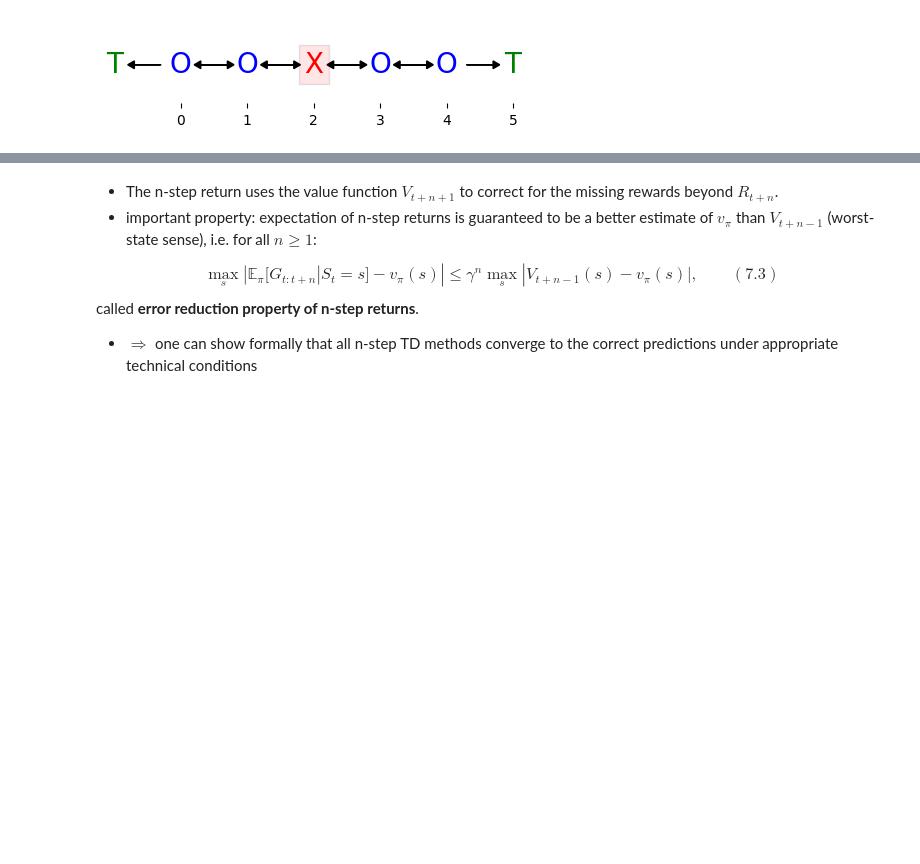
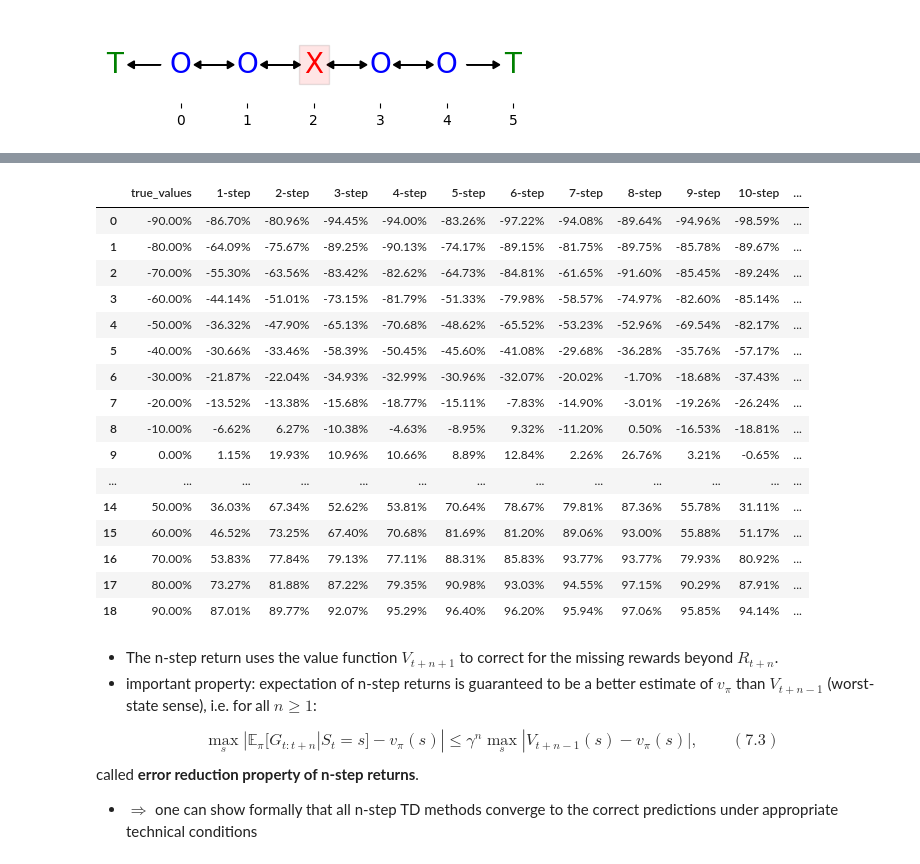
Before and after one commit to berkando/readings, a Jupyter notebook: reinforcement_learning_an_introduction/chapter7/7. n-step Bootstrapping.ipynb, the cells around one changed output, grey strips where cells are left out. Saved outputs shown, nothing was run; the diff lists cells and outputs as text; code cells hidden in the pictures; blank space fills up the shorter version.

```diff
--- a/reinforcement_learning_an_introduction/chapter7/7. n-step Bootstrapping.ipynb
+++ b/reinforcement_learning_an_introduction/chapter7/7. n-step Bootstrapping.ipynb
@@ -250,3 +255,23 @@ Name: RMSE, dtype: float64
+# %%
+df.style.format('{:,.2%}'.format)
+# %% [output]
+|  | true_values | 1-step | 2-step | 3-step | 4-step | 5-step | 6-step | 7-step | 8-step | 9-step | 10-step | ... |
+| 0 | -90.00% | -86.70% | -80.96% | -94.45% | -94.00% | -83.26% | -97.22% | -94.08% | -89.64% | -94.96% | -98.59% | ... |
+| 1 | -80.00% | -64.09% | -75.67% | -89.25% | -90.13% | -74.17% | -89.15% | -81.75% | -89.75% | -85.78% | -89.67% | ... |
+| 2 | -70.00% | -55.30% | -63.56% | -83.42% | -82.62% | -64.73% | -84.81% | -61.65% | -91.60% | -85.45% | -89.24% | ... |
+| 3 | -60.00% | -44.14% | -51.01% | -73.15% | -81.79% | -51.33% | -79.98% | -58.57% | -74.97% | -82.60% | -85.14% | ... |
+| 4 | -50.00% | -36.32% | -47.90% | -65.13% | -70.68% | -48.62% | -65.52% | -53.23% | -52.96% | -69.54% | -82.17% | ... |
+| 5 | -40.00% | -30.66% | -33.46% | -58.39% | -50.45% | -45.60% | -41.08% | -29.68% | -36.28% | -35.76% | -57.17% | ... |
+| 6 | -30.00% | -21.87% | -22.04% | -34.93% | -32.99% | -30.96% | -32.07% | -20.02% | -1.70% | -18.68% | -37.43% | ... |
+| 7 | -20.00% | -13.52% | -13.38% | -15.68% | -18.77% | -15.11% | -7.83% | -14.90% | -3.01% | -19.26% | -26.24% | ... |
+| 8 | -10.00% | -6.62% | 6.27% | -10.38% | -4.63% | -8.95% | 9.32% | -11.20% | 0.50% | -16.53% | -18.81% | ... |
+| 9 | 0.00% | 1.15% | 19.93% | 10.96% | 10.66% | 8.89% | 12.84% | 2.26% | 26.76% | 3.21% | -0.65% | ... |
+| ... | ... | ... | ... | ... | ... | ... | ... | ... | ... | ... | ... | ... |
+| 14 | 50.00% | 36.03% | 67.34% | 52.62% | 53.81% | 70.64% | 78.67% | 79.81% | 87.36% | 55.78% | 31.11% | ... |
+| 15 | 60.00% | 46.52% | 73.25% | 67.40% | 70.68% | 81.69% | 81.20% | 89.06% | 93.00% | 55.88% | 51.17% | ... |
+| 16 | 70.00% | 53.83% | 77.84% | 79.13% | 77.11% | 88.31% | 85.83% | 93.77% | 93.77% | 79.93% | 80.92% | ... |
+| 17 | 80.00% | 73.27% | 81.88% | 87.22% | 79.35% | 90.98% | 93.03% | 94.55% | 97.15% | 90.29% | 87.91% | ... |
+| 18 | 90.00% | 87.01% | 89.77% | 92.07% | 95.29% | 96.40% | 96.20% | 95.94% | 97.06% | 95.85% | 94.14% | ... |
 # %% [markdown]
 - The n-step return uses the value function $V_{t+n+1}$ to correct for the missing rewards beyond $R_{t+n}$.
 - important property: expectation of n-step returns is guaranteed to be a better estimate of $v_\pi$ than $V_{t+n-1}$ (worst-state sense), i.e. for all $n \geq 1$:
```
Also changed, not shown: parts of 3 cells of this notebook.
